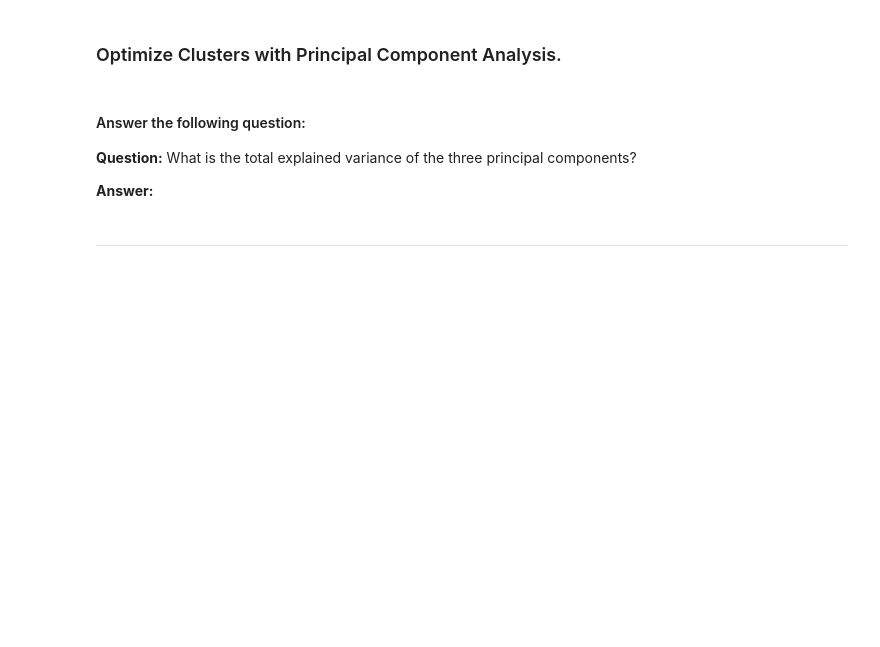
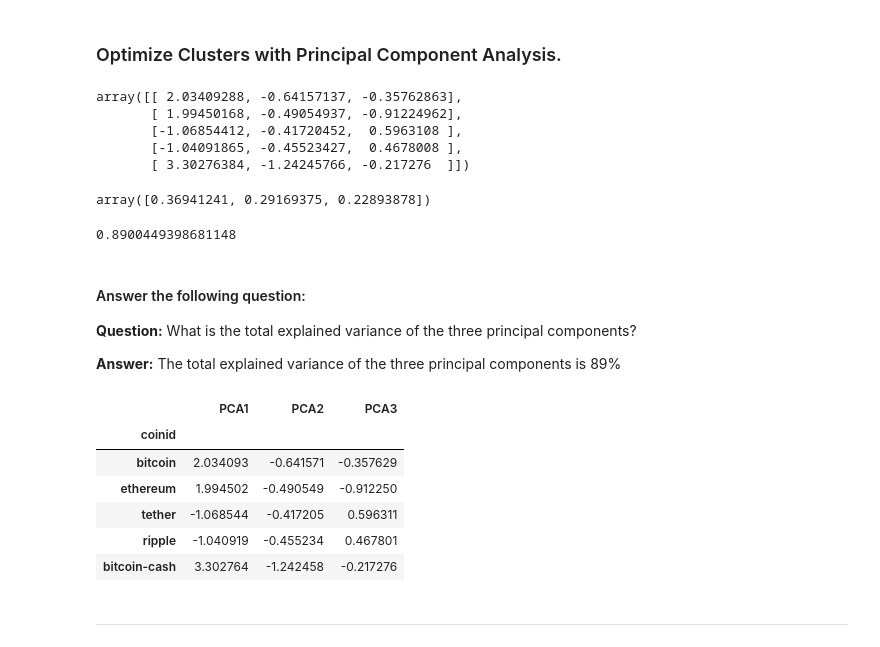
Before and after one commit to HomarOrtiz/CryptoClustering, a Jupyter notebook: Crypto_Clustering.ipynb, the cells around one changed output. Drawn from its saved outputs; the diff is of its cells as text; code cells hidden in the pictures; blank space fills up the shorter version.

```diff
--- a/Crypto_Clustering.ipynb
+++ b/Crypto_Clustering.ipynb
@@ -210,32 +213,52 @@ scaled_df_copy.hvplot.scatter(
 ### Optimize Clusters with Principal Component Analysis.
 # %%
 # Create a PCA model instance and set `n_components=3`.
+pca = PCA(n_components=3)
 # %%
 # Use the PCA model with `fit_transform` to reduce to
 # three principal components.
-
+scaled_df_PCA = pca.fit_transform(scaled_df_copy)
 # View the first five rows of the DataFrame.
+scaled_df_PCA[:5]
+# %% [output]
+array([[ 2.03409288, -0.64157137, -0.35762863],
+       [ 1.99450168, -0.49054937, -0.91224962],
+       [-1.06854412, -0.41720452,  0.5963108 ],
+       [-1.04091865, -0.45523427,  0.4678008 ],
+       [ 3.30276384, -1.24245766, -0.217276  ]])
 # %%
 # Retrieve the explained variance to determine how much information
 # can be attributed to each principal component.
+pca.explained_variance_ratio_
+# %% [output]
+array([0.36941241, 0.29169375, 0.22893878])
+# %%
+sum(pca.explained_variance_ratio_)
+# %% [output]
+0.8900449398681148
 # %% [markdown]
 #### Answer the following question:
 
 **Question:** What is the total explained variance of the three principal components?
 
-**Answer:**
+**Answer:** The total explained variance of the three principal components is 89%
 # %%
 # Create a new DataFrame with the PCA data.
-
-# Creating a DataFrame with the PCA data
-
+pca_df = pd.DataFrame(scaled_df_PCA, columns = ['PCA1', 'PCA2', 'PCA3'])
 # Copy the crypto names from the original data
-
-
+pca_df.index = crypto_names
 # Set the coinid column as index
-
-
+pca_df = pca_df.rename_axis("coinid")
 # Display sample data
+pca_df.head()
+# %% [output]
+|  | PCA1 | PCA2 | PCA3 |
+| coinid |  |  |  |
+| bitcoin | 2.034093 | -0.641571 | -0.357629 |
+| ethereum | 1.994502 | -0.490549 | -0.912250 |
+| tether | -1.068544 | -0.417205 | 0.596311 |
+| ripple | -1.040919 | -0.455234 | 0.467801 |
+| bitcoin-cash | 3.302764 | -1.242458 | -0.217276 |
 # %% [markdown]
 ---
 # %% [markdown]
```
Also changed, not shown: parts of 19 cells of this notebook.
